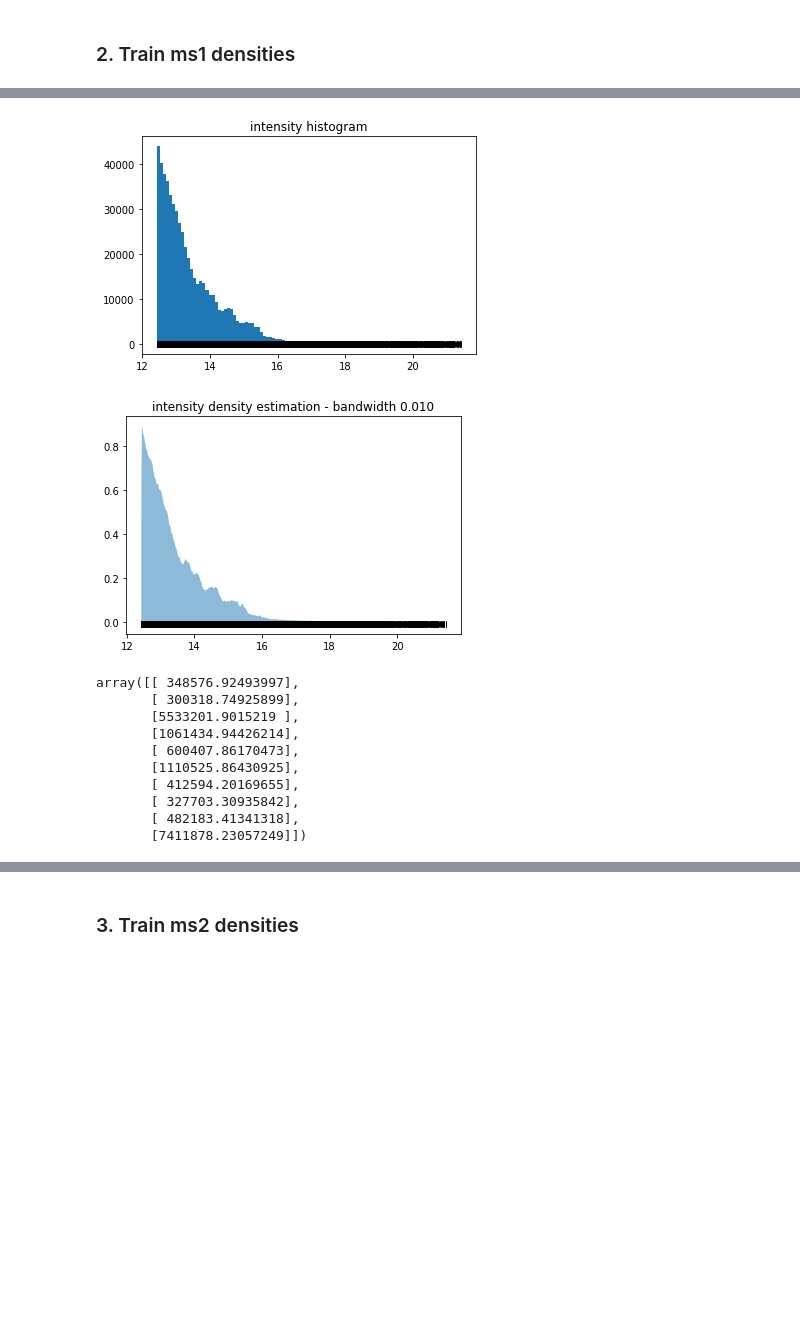
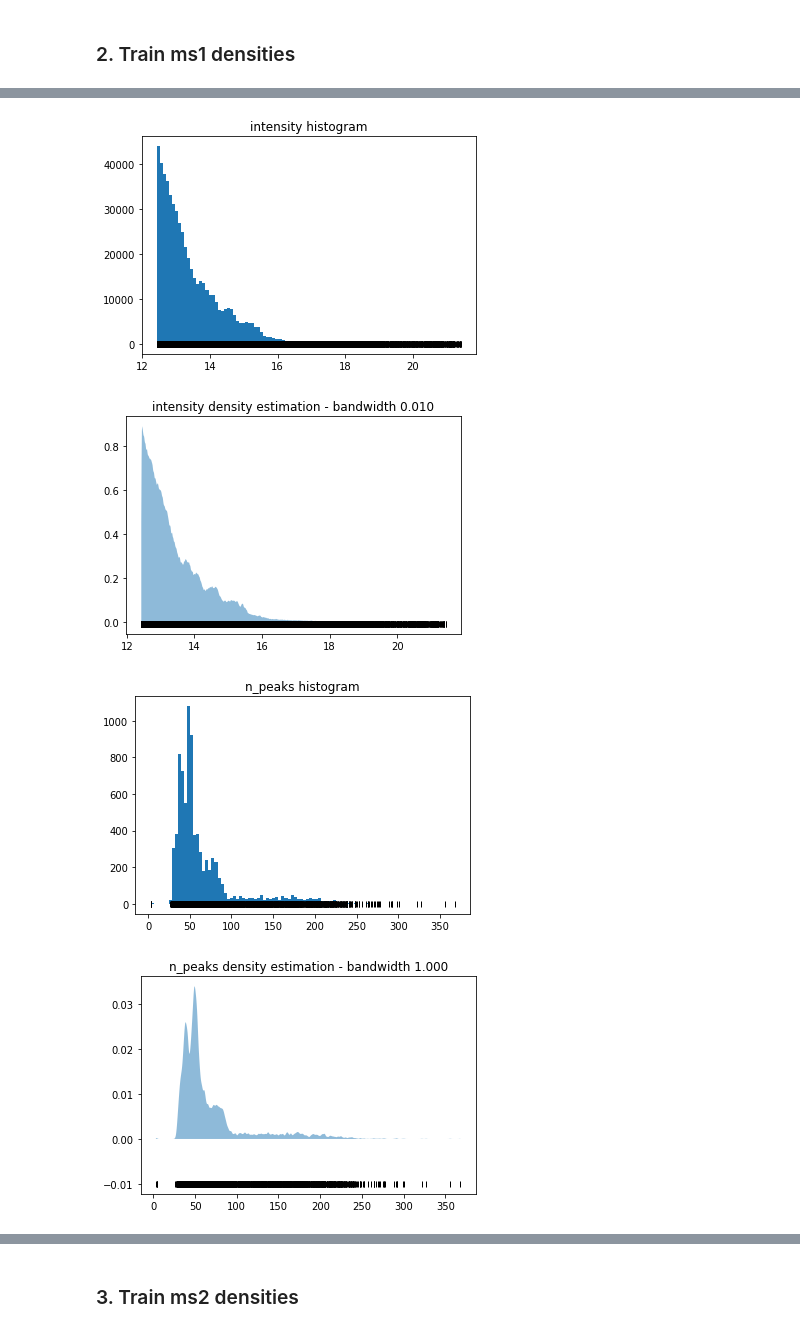
Before and after one commit to sdrogers/clms, a Jupyter notebook: Simulator/notebooks/loader_kde.ipynb, the cells around one changed output, grey strips where cells are left out. Drawn from its saved outputs; the diff is of its cells as text; code cells hidden in the pictures; blank space fills up the shorter version.

```diff
--- a/Simulator/notebooks/loader_kde.ipynb
+++ b/Simulator/notebooks/loader_kde.ipynb
@@ -15,5 +15,4 @@ from VMSfunctions.DataGenerator import DataSource, DensityEstimator, PeakSampler
 # %%
 ds = DataSource(min_ms1_intensity=250000, min_ms2_intensity=5000)
-ds.load_data('C:\\Users\\joewa\\Work\\clms\\\FourBeers_mzML_files\\POS\\')
-# ds.load_data('C:\\Users\\joewa\\Work\\clms\\Urines100Study_mzml_files_peaklist\\mzml_files')
+ds.load_data('C:\\Users\\joewa\\Work\\docs\\clms\\\FourBeers_mzML_files\\POS\\')
 # %% [output]
@@ -66,18 +43,14 @@ array([[ 615.90269009],
 # %%
-data_type = 'intensity'
+data_type = INTENSITY
 ds.plot_histogram(data_type, ms_level, log=True)
 densities.kde(ds, data_type, ms_level, log=True, bandwidth=0.01, plot=True)
-np.exp(densities.sample(data_type, ms_level, 10))
 # %% [output]
 [figure]
 [figure]
-array([[ 348576.92493997],
-       [ 300318.74925899],
-       [5533201.9015219 ],
-       [1061434.94426214],
-       [ 600407.86170473],
-       [1110525.86430925],
-       [ 412594.20169655],
-       [ 327703.30935842],
-       [ 482183.41341318],
-       [7411878.23057249]])
+# %%
+data_type = N_PEAKS
+ds.plot_histogram(data_type, ms_level)
+densities.kde(ds, data_type, ms_level, log=False, bandwidth=1, plot=True)
+# %% [output]
+[figure, added]
+[figure, added]
```
Also changed, not shown: parts of 30 cells of this notebook.
